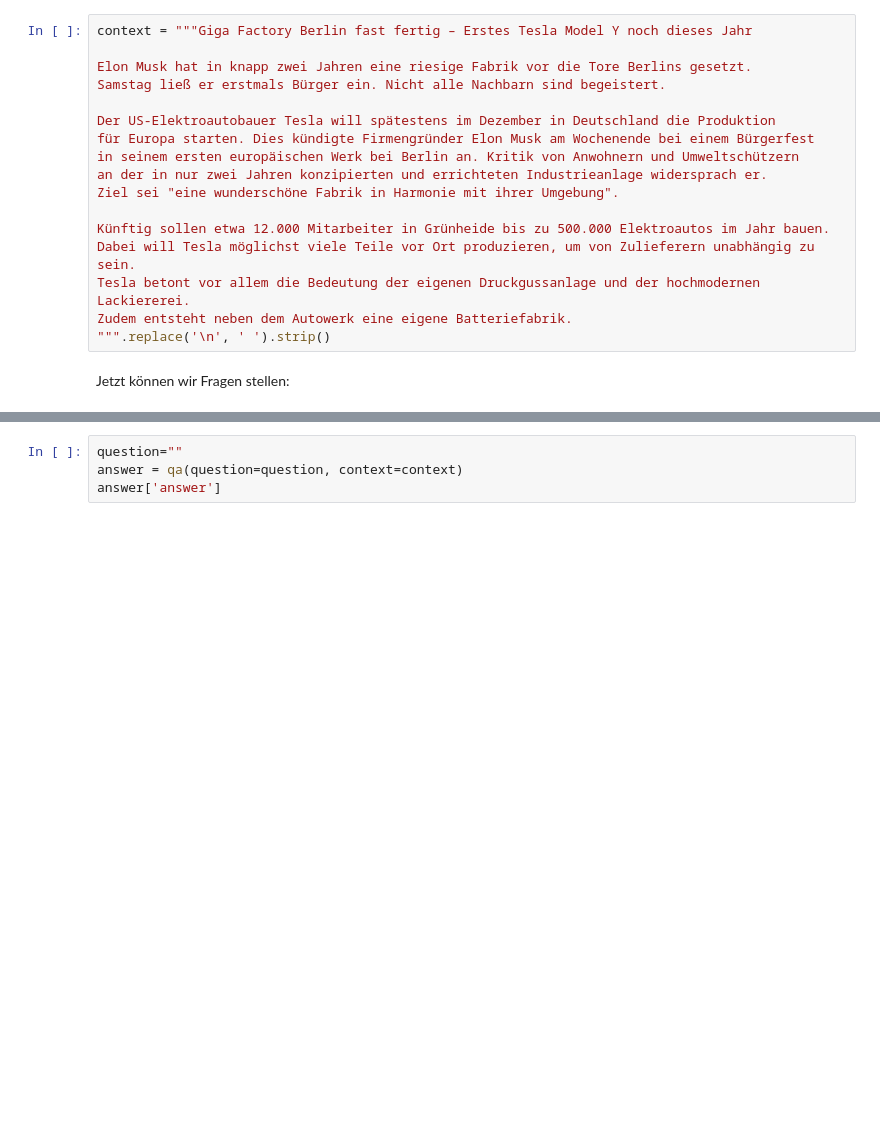
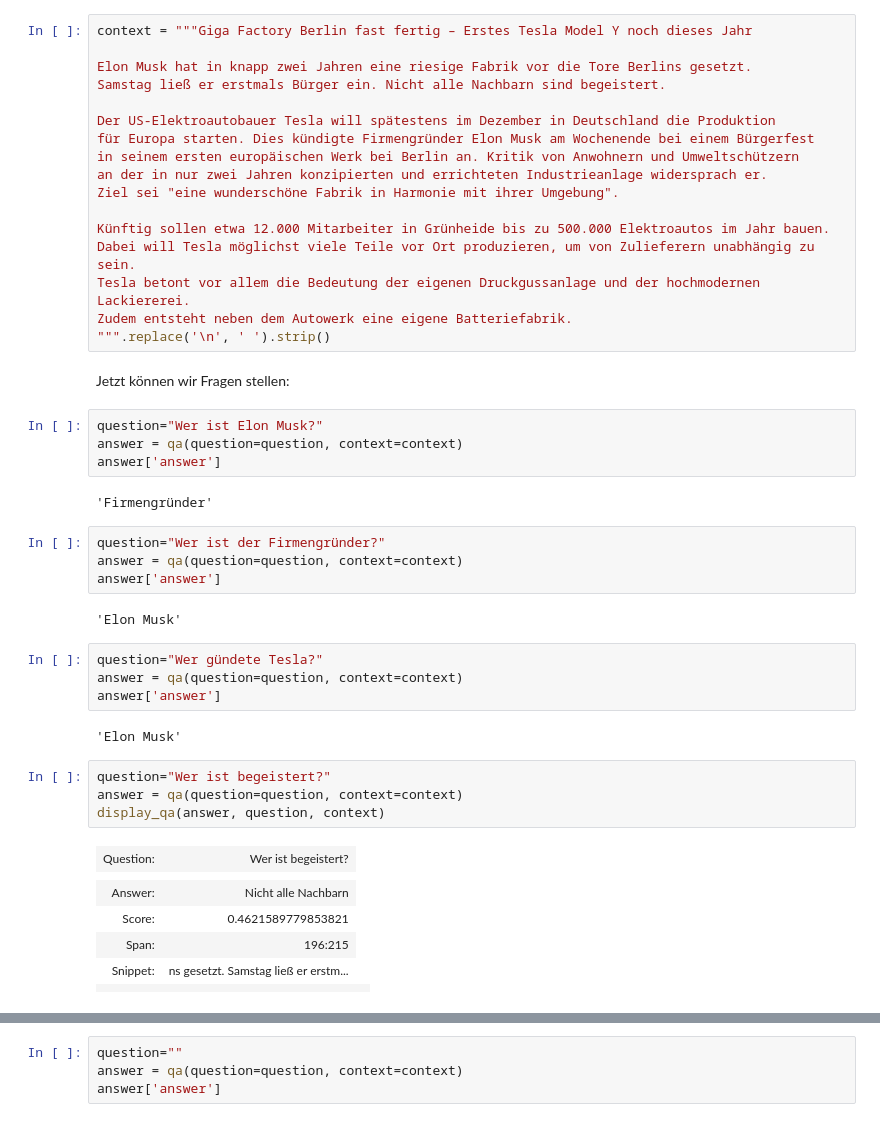
Before and after one commit to jsalbr/m3nlp, a Jupyter notebook: Question_Answering.ipynb, the cells around one changed output, grey strips where cells are left out. Saved outputs shown, nothing was run; the diff lists cells and outputs as text; blank space fills up the shorter version.

```diff
--- a/Question_Answering.ipynb
+++ b/Question_Answering.ipynb
@@ -123,3 +141,33 @@ Zudem entsteht neben dem Autowerk eine eigene Batteriefabrik.
 """.replace('\n', ' ').strip()
 # %% [markdown]
 Jetzt können wir Fragen stellen:
+# %%
+question="Wer ist Elon Musk?"
+answer = qa(question=question, context=context)
+answer['answer']
+# %% [output]
+'Firmengründer'
+# %%
+question="Wer ist der Firmengründer?"
+answer = qa(question=question, context=context)
+answer['answer']
+# %% [output]
+'Elon Musk'
+# %%
+question="Wer gündete Tesla?"
+answer = qa(question=question, context=context)
+answer['answer']
+# %% [output]
+'Elon Musk'
+# %%
+question="Wer ist begeistert?"
+answer = qa(question=question, context=context)
+display_qa(answer, question, context)
+# %% [output]
+| Question: | Wer ist begeistert? |
+|  |  |  |
+| Answer: | Nicht alle Nachbarn |
+| Score: | 0.4621589779853821 |
+| Span: | 196:215 |
+| Snippet: | ns gesetzt. Samstag ließ er erstm... |
+|  |  |  |
```
Also changed, not shown: parts of 28 cells of this notebook.
